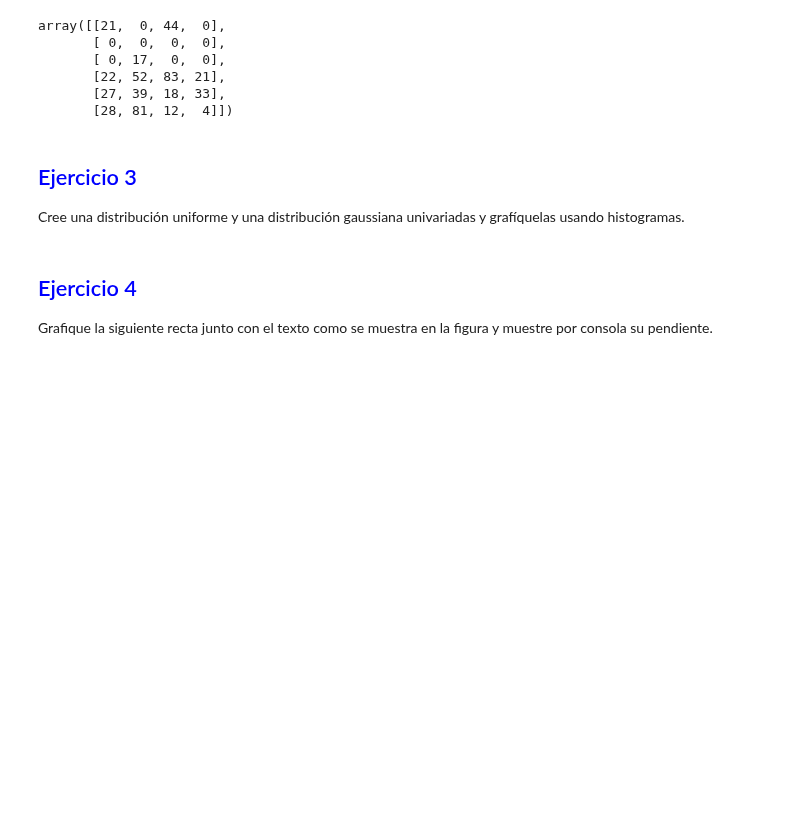
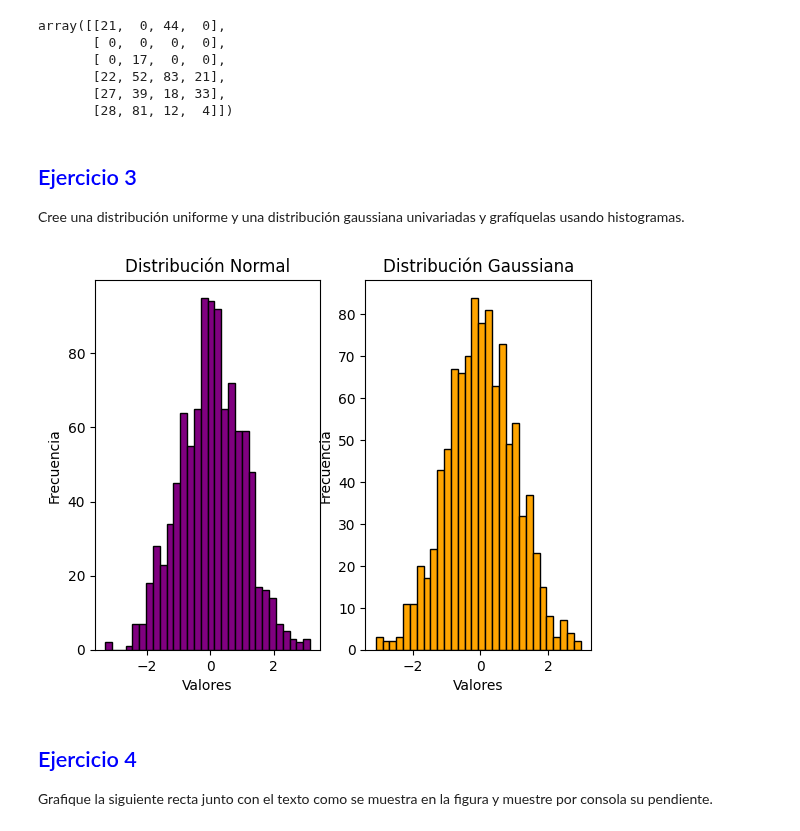
Before and after one commit to DinoMondino/IA, a Jupyter notebook: IntroduccionBibliotecas/Entregables_1_2024_1C.ipynb, the cells around one changed output. Cells and saved outputs as stored; diff of their text form; code cells hidden in the pictures; blank space fills up the shorter version.

```diff
--- a/IntroduccionBibliotecas/Entregables_1_2024_1C.ipynb
+++ b/IntroduccionBibliotecas/Entregables_1_2024_1C.ipynb
@@ -49,6 +49,30 @@ array([[21,  0, 44,  0],
 <h2><font color="blue">Ejercicio 3</font></h2>
 
 Cree una distribución uniforme y una distribución gaussiana univariadas y grafíquelas usando histogramas.
+# %%
+# Distribución normal (media = 0, σ2 = 1). Creo los datos como matriz.
+normal = np.random.normal(0, 1, 1000)
+
+# Distribución gaussiana (media = 0, σ2 = 1).
+gaussiana = np.random.randn(1000)
+
+# Creo subplots para mostrar los histogramas lado a lado.
+
+plt.subplot(1, 2, 1)
+plt.hist(datos_normal, bins=30, color="purple", edgecolor="black")
+plt.title("Distribución Normal")
+plt.xlabel("Valores")
+plt.ylabel("Frecuencia")
+
+plt.subplot(1, 2, 2)
+plt.hist(datos_gaussiana, bins=30, color="orange", edgecolor="black")
+plt.title("Distribución Gaussiana")
+plt.xlabel("Valores")
+plt.ylabel("Frecuencia")
+
+plt.show()
+# %% [output]
+[figure, added]
 # %% [markdown]
 <h2><font color="blue">Ejercicio 4</font></h2>
 
```
Also changed, not shown: parts of 1 cell of this notebook.
